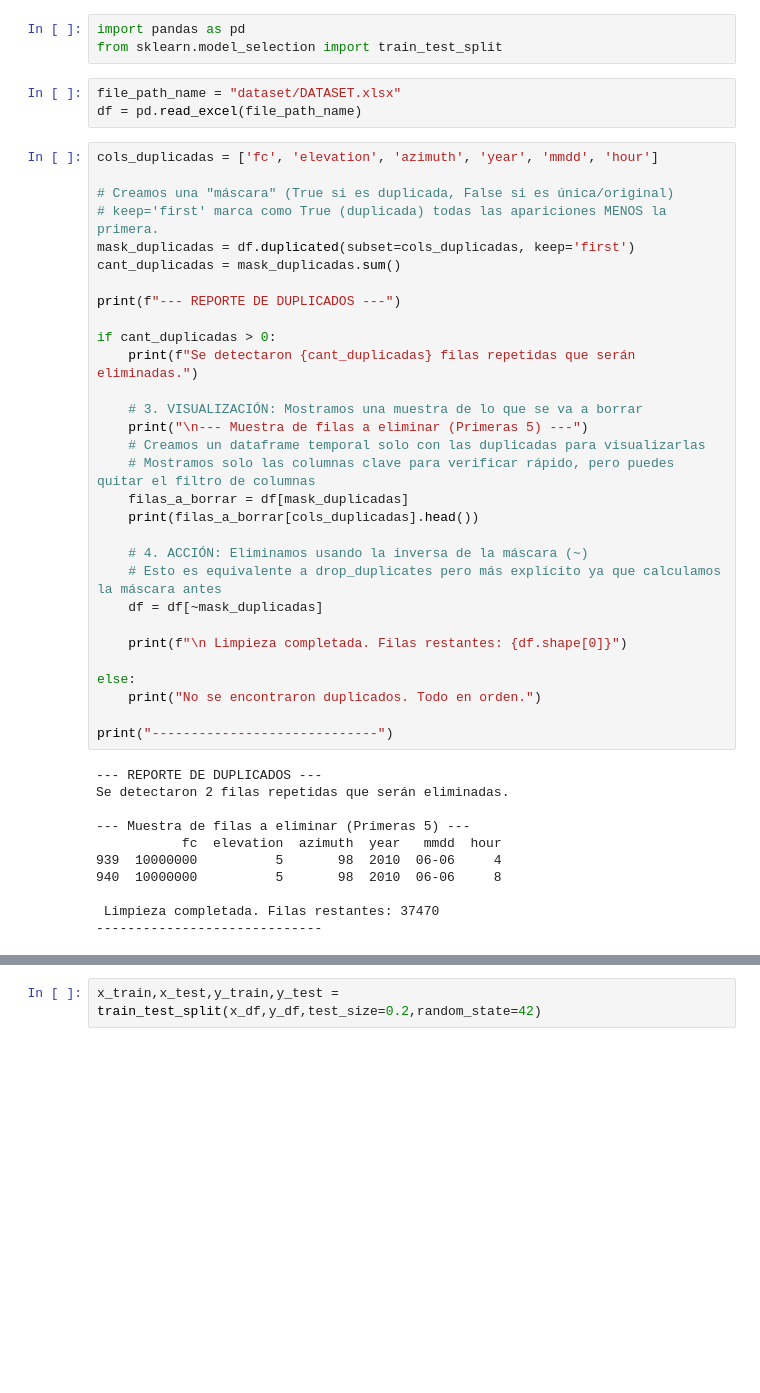
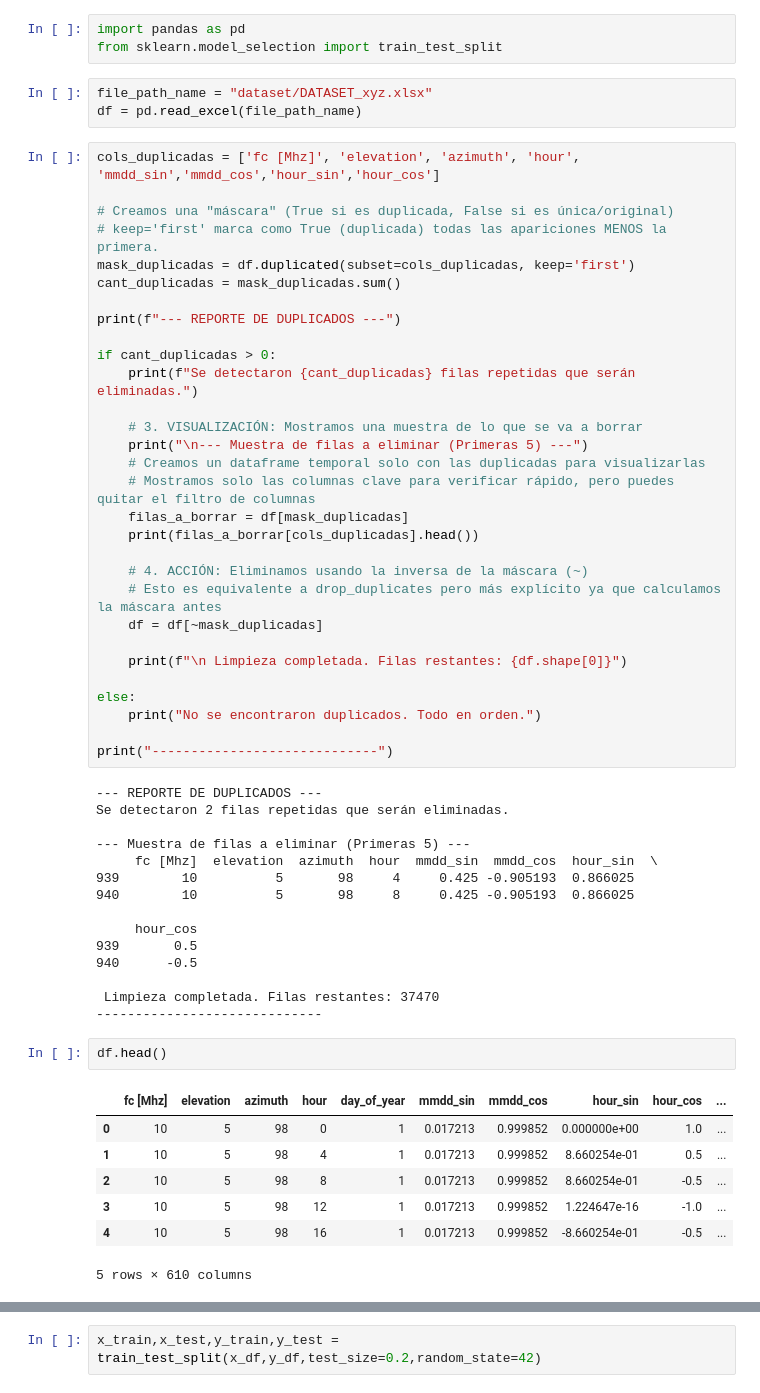
Before and after one commit to ValeFernando840/Ray-Tracing, a Jupyter notebook: 02-Guardar_Conjuntos.ipynb, the cells around one changed output, grey strips where cells are left out. Cells and saved outputs as stored; diff of their text form; blank space fills up the shorter version.

```diff
--- a/02-Guardar_Conjuntos.ipynb
+++ b/02-Guardar_Conjuntos.ipynb
@@ -4,10 +4,10 @@ Aquí simplemente obtenemos el conjunto de entrenamiento y test y lo guardamos e
 import pandas as pd
 from sklearn.model_selection import train_test_split
 # %%
-file_path_name = "dataset/DATASET.xlsx"
+file_path_name = "dataset/DATASET_xyz.xlsx"
 df = pd.read_excel(file_path_name)
 # %%
-cols_duplicadas = ['fc', 'elevation', 'azimuth', 'year', 'mmdd', 'hour']
+cols_duplicadas = ['fc [Mhz]', 'elevation', 'azimuth', 'hour', 'mmdd_sin','mmdd_cos','hour_sin','hour_cos']
 
 # Creamos una "máscara" (True si es duplicada, False si es única/original)
 # keep='first' marca como True (duplicada) todas las apariciones MENOS la primera.
@@ -41,10 +41,24 @@ print("-----------------------------")
 Se detectaron 2 filas repetidas que serán eliminadas.
 
 --- Muestra de filas a eliminar (Primeras 5) ---
-           fc  elevation  azimuth  year   mmdd  hour
-939  10000000          5       98  2010  06-06     4
-940  10000000          5       98  2010  06-06     8
+     fc [Mhz]  elevation  azimuth  hour  mmdd_sin  mmdd_cos  hour_sin  \
+939        10          5       98     4     0.425 -0.905193  0.866025
+940        10          5       98     8     0.425 -0.905193  0.866025
+
+     hour_cos
+939       0.5
+940      -0.5
 
  Limpieza completada. Filas restantes: 37470
 -----------------------------
+# %%
+df.head()
+# %% [output]
+|  | fc [Mhz] | elevation | azimuth | hour | day_of_year | mmdd_sin | mmdd_cos | hour_sin | hour_cos | ... |
+| 0 | 10 | 5 | 98 | 0 | 1 | 0.017213 | 0.999852 | 0.000000e+00 | 1.0 | ... |
+| 1 | 10 | 5 | 98 | 4 | 1 | 0.017213 | 0.999852 | 8.660254e-01 | 0.5 | ... |
+| 2 | 10 | 5 | 98 | 8 | 1 | 0.017213 | 0.999852 | 8.660254e-01 | -0.5 | ... |
+| 3 | 10 | 5 | 98 | 12 | 1 | 0.017213 | 0.999852 | 1.224647e-16 | -1.0 | ... |
+| 4 | 10 | 5 | 98 | 16 | 1 | 0.017213 | 0.999852 | -8.660254e-01 | -0.5 | ... |
+5 rows × 610 columns
 # %%
```
Also changed, not shown: parts of 4 cells of this notebook, 9 other files.
